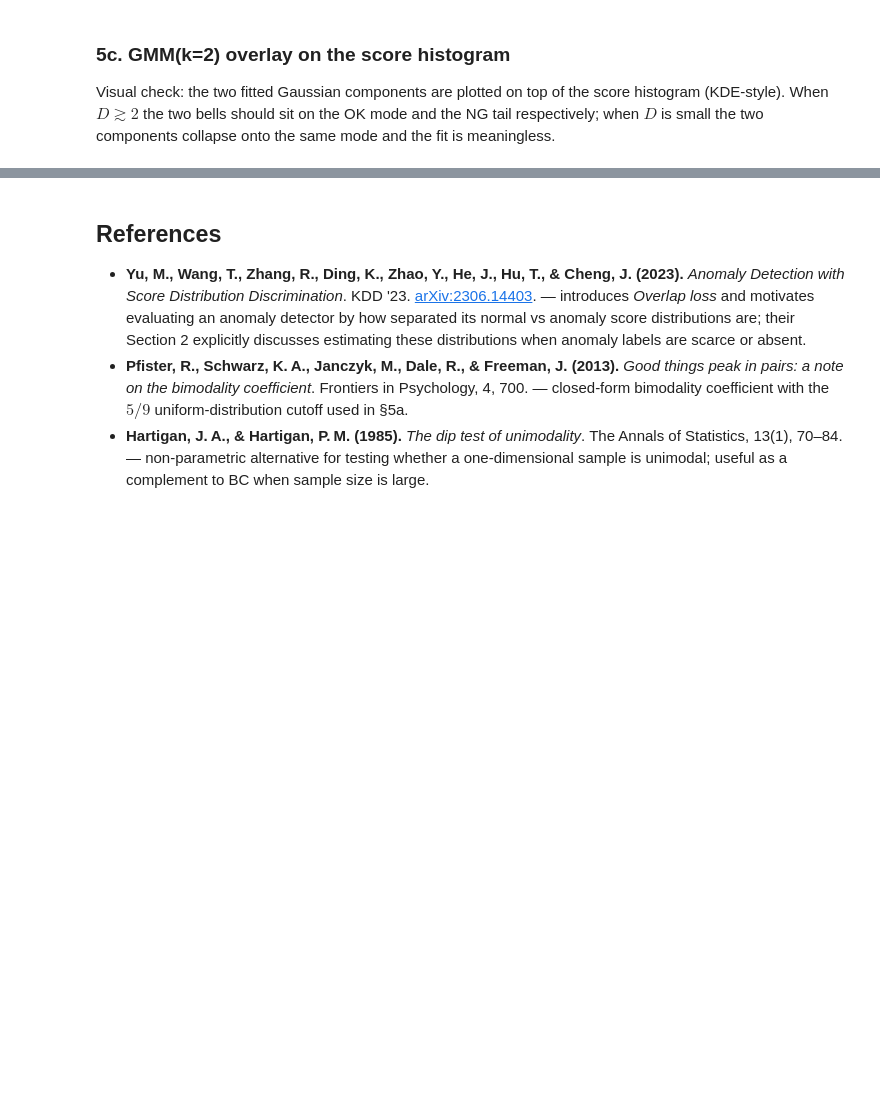
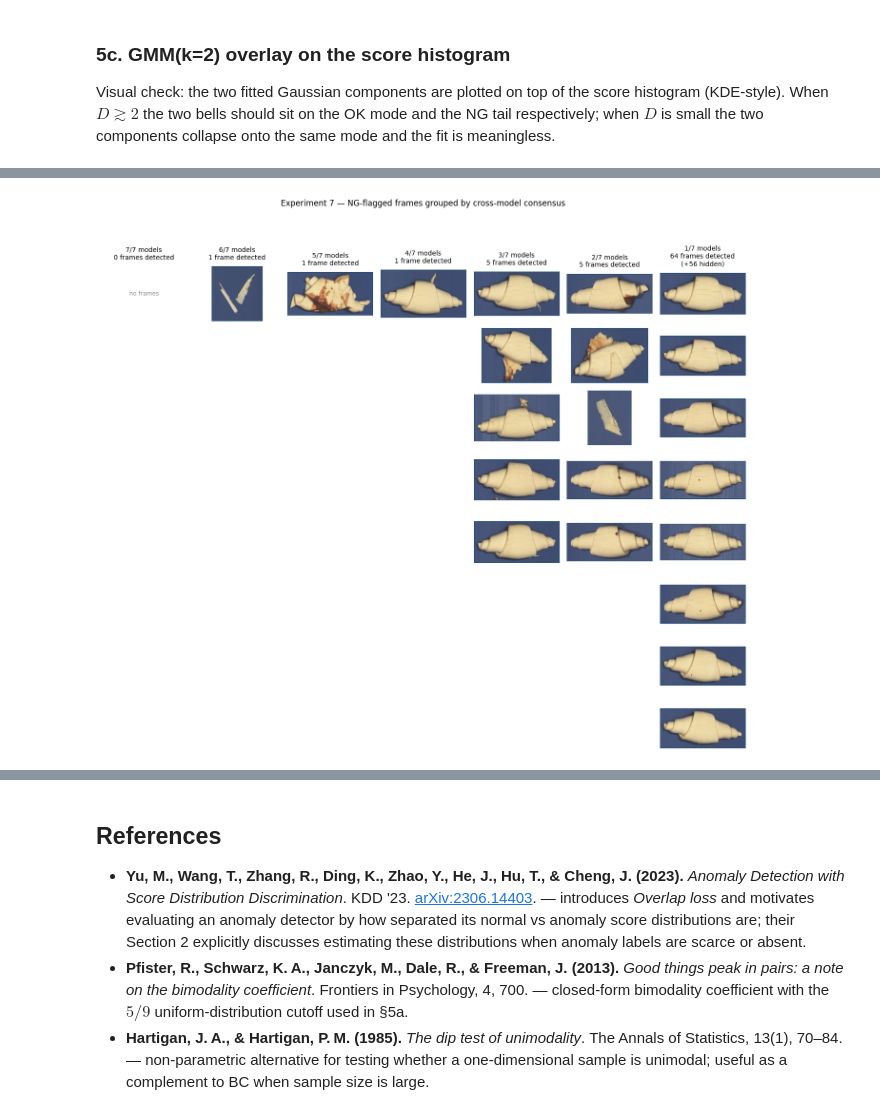
Before and after one commit to LorenzSF/Real-time-visual-defect-detection, a Jupyter notebook: notebooks and aux scripts/analyze_Experiment 7.ipynb, the cells around one changed output, grey strips where cells are left out. Cells and saved outputs as stored; diff of their text form; code cells hidden in the pictures; blank space fills up the shorter version.

```diff
--- a/notebooks and aux scripts/analyze_Experiment 7.ipynb
+++ b/notebooks and aux scripts/analyze_Experiment 7.ipynb
@@ -362,0 +510,97 @@ plt.show()
+# %%
+from PIL import Image
+
+CROP_DIR = PROJECT_ROOT / "data" / "Croissant_dataset" / "data_vandemoortele_crops"
+FIG_OUT = PROJECT_ROOT / "Latex document" / "figs" / "results" / "exp7_consensus_grid.png"
+
+N_MODELS = 7
+MAX_THUMBS_PER_COL = 8  # cap visible thumbnails per consensus column
+
+# 1. Per-frame consensus
+ng = score_df[score_df["pred_label"] == 1].copy()
+consensus = (
+    ng.groupby("image_id")["model"]
+      .apply(lambda s: sorted(set(s)))
+      .rename("models")
+      .to_frame()
+)
+consensus["n_models"] = consensus["models"].apply(len)
+consensus = consensus.sort_values(["n_models", "image_id"], ascending=[False, True])
+
+# 2. Table view
+table = consensus.reset_index()[["n_models", "image_id", "models"]]
+table["models"] = table["models"].apply(lambda lst: ", ".join(lst))
+display(table)
+
+# Distribution row by consensus level
+dist = (
+    consensus["n_models"].value_counts()
+    .reindex(range(1, N_MODELS + 1), fill_value=0)
+    .sort_index(ascending=False)
+    .rename("frames")
+    .to_frame()
+)
+dist.index.name = "k of 7 models"
+print("Frames flagged per consensus level:")
+display(dist.T)
+print(f"Unique flagged frames (union across the {N_MODELS} models): {len(consensus)}")
+
+# 3. Figure: columns from 7/7 down to 1/7, stacked thumbnails per bucket
+k_levels = list(range(N_MODELS, 0, -1))
+groups = {k: consensus.index[consensus["n_models"] == k].tolist() for k in k_levels}
+
+n_rows = max(1, min(MAX_THUMBS_PER_COL, max((len(v) for v in groups.values()), default=1)))
+n_cols = len(k_levels)
+
+fig, axes = plt.subplots(
+    n_rows, n_cols,
+    figsize=(n_cols * 1.8, n_rows * 1.3 + 0.6),
+    squeeze=False,
+)
+
+for col_idx, k in enumerate(k_levels):
+    ids = groups[k]
+    visible = ids[:MAX_THUMBS_PER_COL]
+    extra = len(ids) - len(visible)
+
+    for row_idx in range(n_rows):
+        ax = axes[row_idx][col_idx]
+        ax.set_xticks([])
+        ax.set_yticks([])
+        for spine in ax.spines.values():
+            spine.set_visible(False)
+        if row_idx < len(visible):
+            img_id = visible[row_idx]
+            img_path = CROP_DIR / f"{img_id}.jpg"
+            if img_path.exists():
+                ax.imshow(Image.open(img_path))
+            else:
+                ax.text(0.5, 0.5, "missing", ha="center", va="center", fontsize=7)
+                ax.set_facecolor("#f0f0f0")
+            for spine in ax.spines.values():
+                spine.set_visible(True)
+                spine.set_edgecolor("#1f4e79")
+                spine.set_linewidth(0.8)
+        elif row_idx == 0 and len(visible) == 0:
+            # keep the first row's axis visible so the empty column still has a title
+            ax.text(0.5, 0.5, "no frames", ha="center", va="center",
+                    fontsize=8, color="#888888")
+        else:
+            ax.set_visible(False)
+
+    title = f"{k}/{N_MODELS} models\n{len(ids)} frame{'s' if len(ids) != 1 else ''} detected"
+    if extra > 0:
+        title += f"\n(+{extra} hidden)"
+    axes[0][col_idx].set_title(title, fontsize=9, pad=10)
+
+fig.suptitle(
+    "Experiment 7 \u2014 NG-flagged frames grouped by cross-model consensus",
+    fontsize=11,
+)
+fig.tight_layout(rect=[0, 0, 1, 0.94])
+
+FIG_OUT.parent.mkdir(parents=True, exist_ok=True)
+fig.savefig(FIG_OUT, dpi=200, bbox_inches="tight")
+plt.show()
+print(f"Saved figure -> {FIG_OUT}")
+# %% [output]
@@ -362,0 +624 @@ plt.show()
+[figure, added]
```
Also changed, not shown: parts of 16 cells of this notebook, 4 other files.
